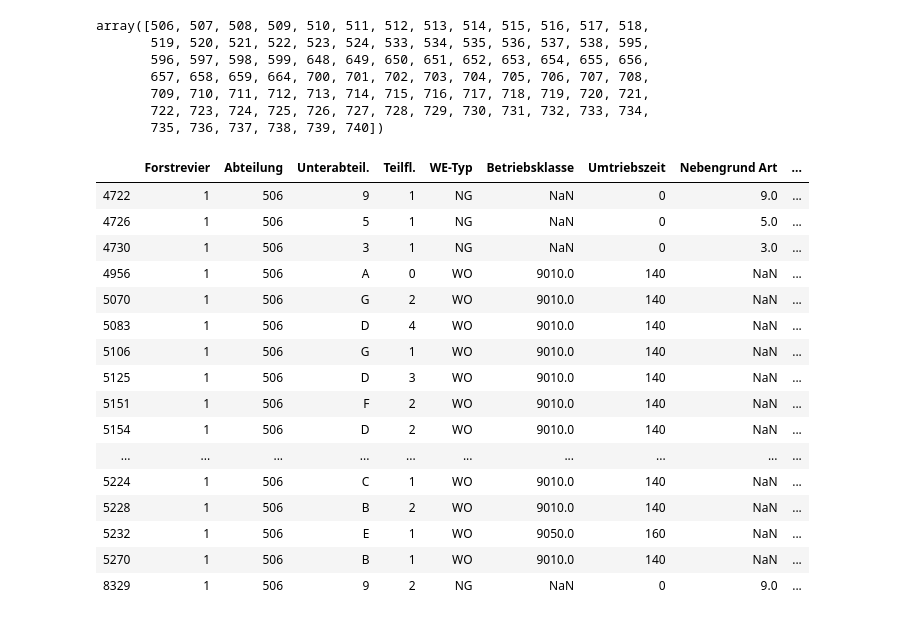
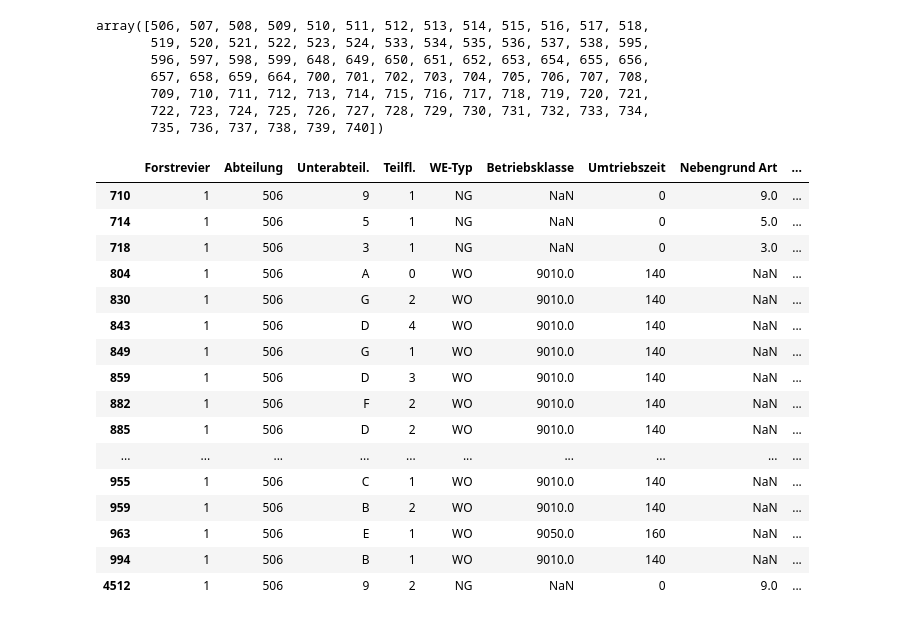
Before and after one commit to satlawa/obf_autop, a Jupyter notebook: flaechentabelle.ipynb, the cells around one changed output. Cells and saved outputs as stored; diff of their text form; code cells hidden in the pictures.

```diff
--- a/flaechentabelle.ipynb
+++ b/flaechentabelle.ipynb
@@ -100,24 +110,26 @@ array([506, 507, 508, 509, 510, 511, 512, 513, 514, 515, 516, 517, 518,
        722, 723, 724, 725, 726, 727, 728, 729, 730, 731, 732, 733, 734,
        735, 736, 737, 738, 739, 740])
 # %%
-data_wo_fl.loc[(data_wo_fl['Forstrevier']==1) & (data_wo_fl['Abteilung']==506)]
+x = data_wo_fl.loc[(data_wo_fl['Forstrevier']==1) & (data_wo_fl['Abteilung']==506)]
-# %% [output]
-|  | Forstrevier | Abteilung | Unterabteil. | Teilfl. | WE-Typ | Betriebsklasse | Umtriebszeit | Nebengrund Art | ... |
-| 4722 | 1 | 506 | 9 | 1 | NG | NaN | 0 | 9.0 | ... |
-| 4726 | 1 | 506 | 5 | 1 | NG | NaN | 0 | 5.0 | ... |
-| 4730 | 1 | 506 | 3 | 1 | NG | NaN | 0 | 3.0 | ... |
-| 4956 | 1 | 506 | A | 0 | WO | 9010.0 | 140 | NaN | ... |
-| 5070 | 1 | 506 | G | 2 | WO | 9010.0 | 140 | NaN | ... |
-| 5083 | 1 | 506 | D | 4 | WO | 9010.0 | 140 | NaN | ... |
-| 5106 | 1 | 506 | G | 1 | WO | 9010.0 | 140 | NaN | ... |
-| 5125 | 1 | 506 | D | 3 | WO | 9010.0 | 140 | NaN | ... |
-| 5151 | 1 | 506 | F | 2 | WO | 9010.0 | 140 | NaN | ... |
-| 5154 | 1 | 506 | D | 2 | WO | 9010.0 | 140 | NaN | ... |
-| ... | ... | ... | ... | ... | ... | ... | ... | ... | ... |
-| 5224 | 1 | 506 | C | 1 | WO | 9010.0 | 140 | NaN | ... |
-| 5228 | 1 | 506 | B | 2 | WO | 9010.0 | 140 | NaN | ... |
-| 5232 | 1 | 506 | E | 1 | WO | 9050.0 | 160 | NaN | ... |
-| 5270 | 1 | 506 | B | 1 | WO | 9010.0 | 140 | NaN | ... |
-| 8329 | 1 | 506 | 9 | 2 | NG | NaN | 0 | 9.0 | ... |
+# %%
+x
+# %% [output]
+|  | Forstrevier | Abteilung | Unterabteil. | Teilfl. | WE-Typ | Betriebsklasse | Umtriebszeit | Nebengrund Art | ... |
+| 710 | 1 | 506 | 9 | 1 | NG | NaN | 0 | 9.0 | ... |
+| 714 | 1 | 506 | 5 | 1 | NG | NaN | 0 | 5.0 | ... |
+| 718 | 1 | 506 | 3 | 1 | NG | NaN | 0 | 3.0 | ... |
+| 804 | 1 | 506 | A | 0 | WO | 9010.0 | 140 | NaN | ... |
+| 830 | 1 | 506 | G | 2 | WO | 9010.0 | 140 | NaN | ... |
+| 843 | 1 | 506 | D | 4 | WO | 9010.0 | 140 | NaN | ... |
+| 849 | 1 | 506 | G | 1 | WO | 9010.0 | 140 | NaN | ... |
+| 859 | 1 | 506 | D | 3 | WO | 9010.0 | 140 | NaN | ... |
+| 882 | 1 | 506 | F | 2 | WO | 9010.0 | 140 | NaN | ... |
+| 885 | 1 | 506 | D | 2 | WO | 9010.0 | 140 | NaN | ... |
+| ... | ... | ... | ... | ... | ... | ... | ... | ... | ... |
+| 955 | 1 | 506 | C | 1 | WO | 9010.0 | 140 | NaN | ... |
+| 959 | 1 | 506 | B | 2 | WO | 9010.0 | 140 | NaN | ... |
+| 963 | 1 | 506 | E | 1 | WO | 9050.0 | 160 | NaN | ... |
+| 994 | 1 | 506 | B | 1 | WO | 9010.0 | 140 | NaN | ... |
+| 4512 | 1 | 506 | 9 | 2 | NG | NaN | 0 | 9.0 | ... |
 # %%
 # sort WE-Typ , unterabteil. , Teilfl.
```
Also changed, not shown: parts of 11 cells of this notebook, 12 other files.
